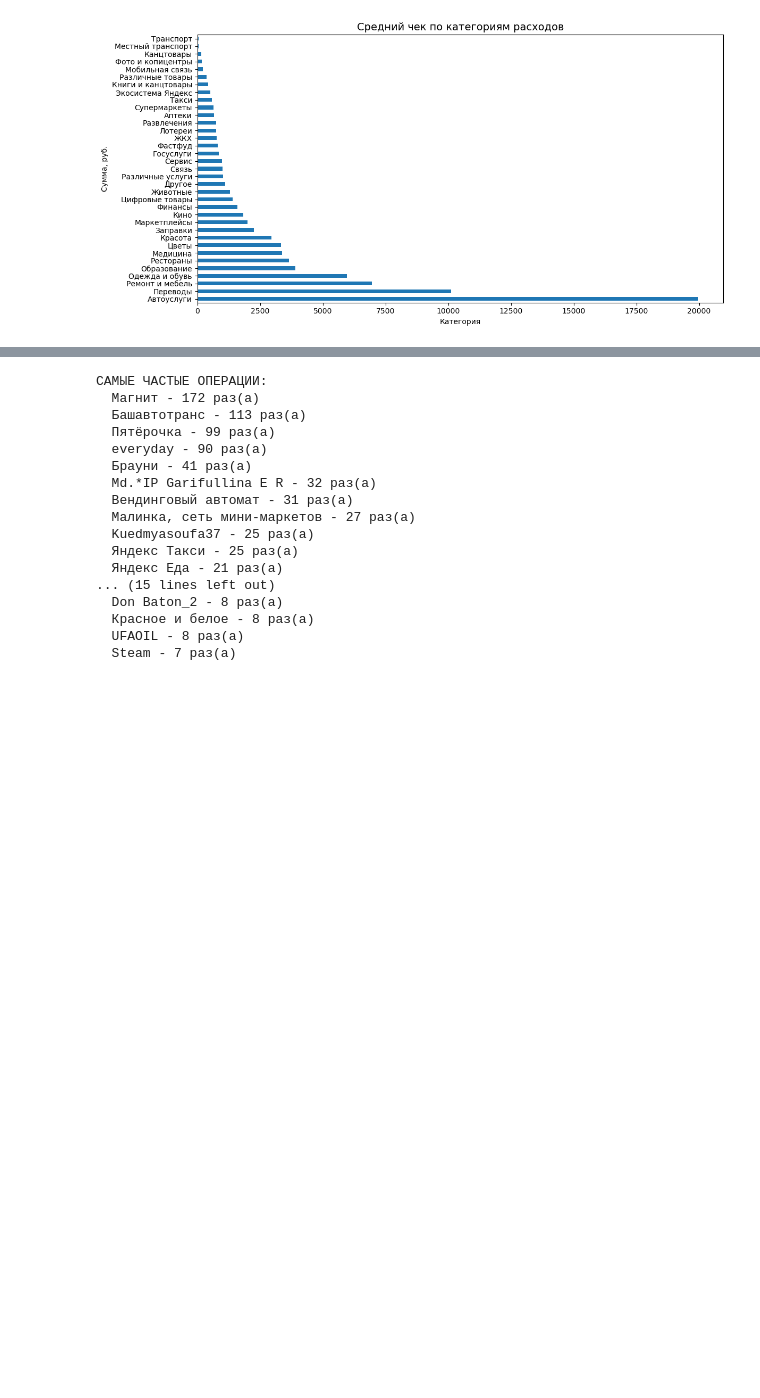
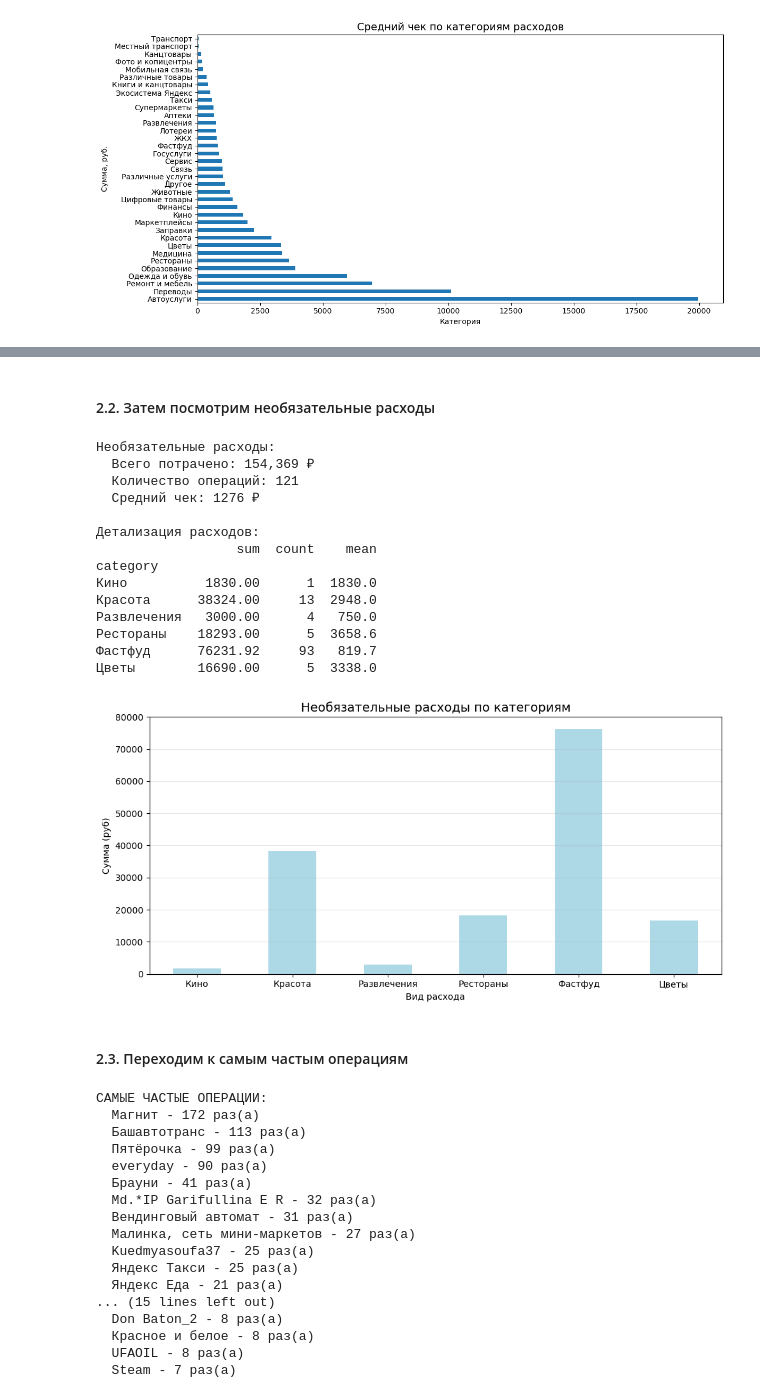
Before and after one commit to rouch314/my-finance-analysis, a Jupyter notebook: my-finance-analysis.ipynb, the cells around one changed output, grey strips where cells are left out. Saved outputs shown, nothing was run; the diff lists cells and outputs as text; code cells hidden in the pictures; blank space fills up the shorter version.

```diff
--- a/my-finance-analysis.ipynb
+++ b/my-finance-analysis.ipynb
@@ -400,3 +398,48 @@ category
+# %% [markdown]
+#### 2.2. Затем посмотрим необязательные расходы
+# %%
+entertainment_categories = ['Рестораны', 'Цветы', 'Красота', 'Кино', 'Фастфуд', 'Развлечения', 'Книги и канцтовары']
+entertainment_expenses = df[df['category'].isin(entertainment_categories)]
+
+print("Необязательные расходы:")
+print(f"  Всего потрачено: {entertainment_expenses['expense_abs'].sum():,.0f} ₽")
+print(f"  Количество операций: {len(entertainment_expenses)}")
+print(f"  Средний чек: {entertainment_expenses['expense_abs'].mean():.0f} ₽")
+print()
+
+entertainment_by_type = entertainment_expenses.groupby('category')['expense_abs'].agg(['sum', 'count', 'mean'])
+print("Детализация расходов:")
+print(entertainment_by_type.round(2))
+print()
+
+plt.figure(figsize=(10, 5))
+entertainment_by_type['sum'].plot(kind='bar', color='lightblue')
+plt.title('Необязательные расходы по категориям', fontsize=14)
+plt.xlabel('Вид расхода')
+plt.ylabel('Сумма (руб)')
+plt.xticks(rotation=0)
+plt.grid(True, alpha=0.3, axis='y')
+plt.tight_layout()
+plt.savefig('entertainment.png')
+plt.show()
+# %% [output]
+Необязательные расходы:
+  Всего потрачено: 154,369 ₽
+  Количество операций: 121
+  Средний чек: 1276 ₽
+
+Детализация расходов:
+                  sum  count    mean
+category
+Кино          1830.00      1  1830.0
+Красота      38324.00     13  2948.0
+Развлечения   3000.00      4   750.0
+Рестораны    18293.00      5  3658.6
+Фастфуд      76231.92     93   819.7
+Цветы        16690.00      5  3338.0
+[figure, added]
+# %% [markdown]
+#### 2.3. Переходим к самым частым операциям
 # %%
 top_actions = df[df['category'] != 'Переводы']['description'].value_counts().head(30)
 
```
Also changed, not shown: parts of 30 cells of this notebook.
